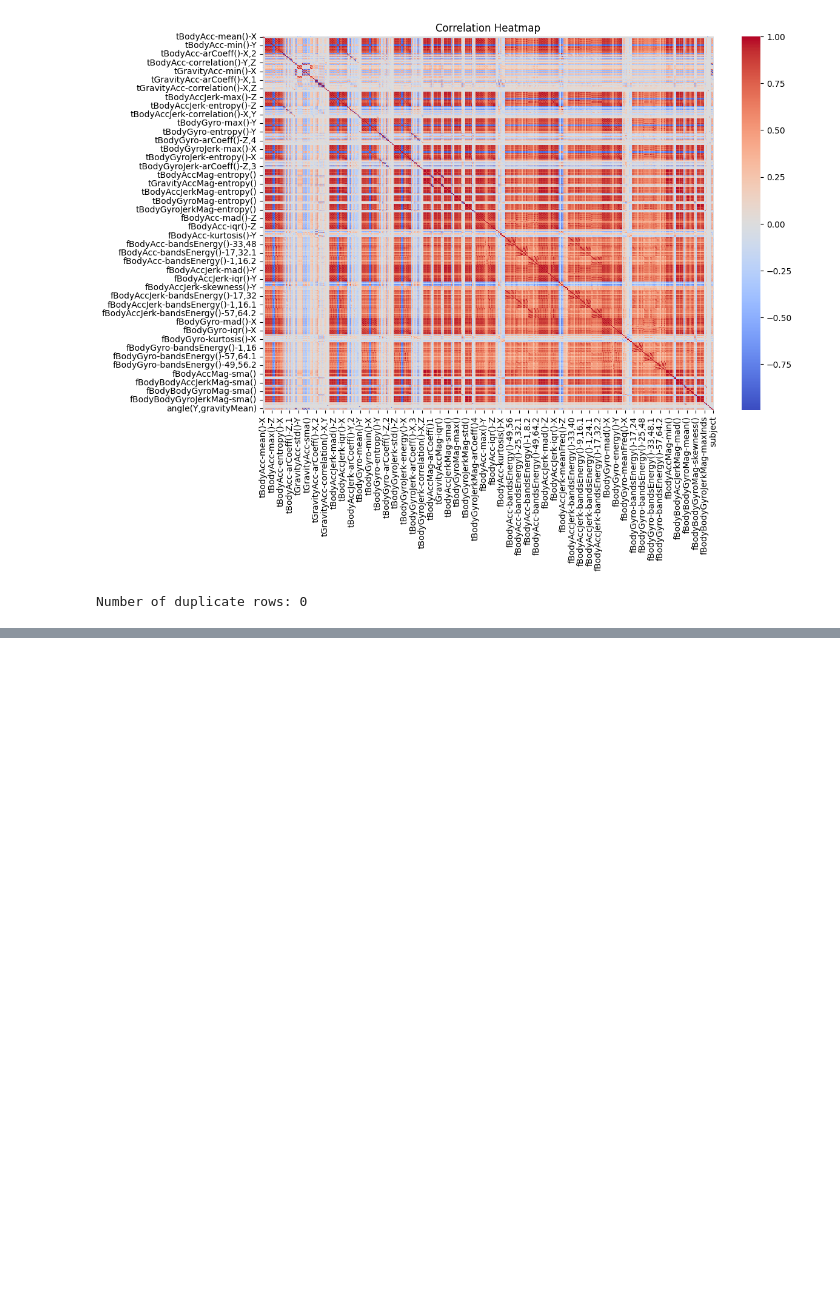
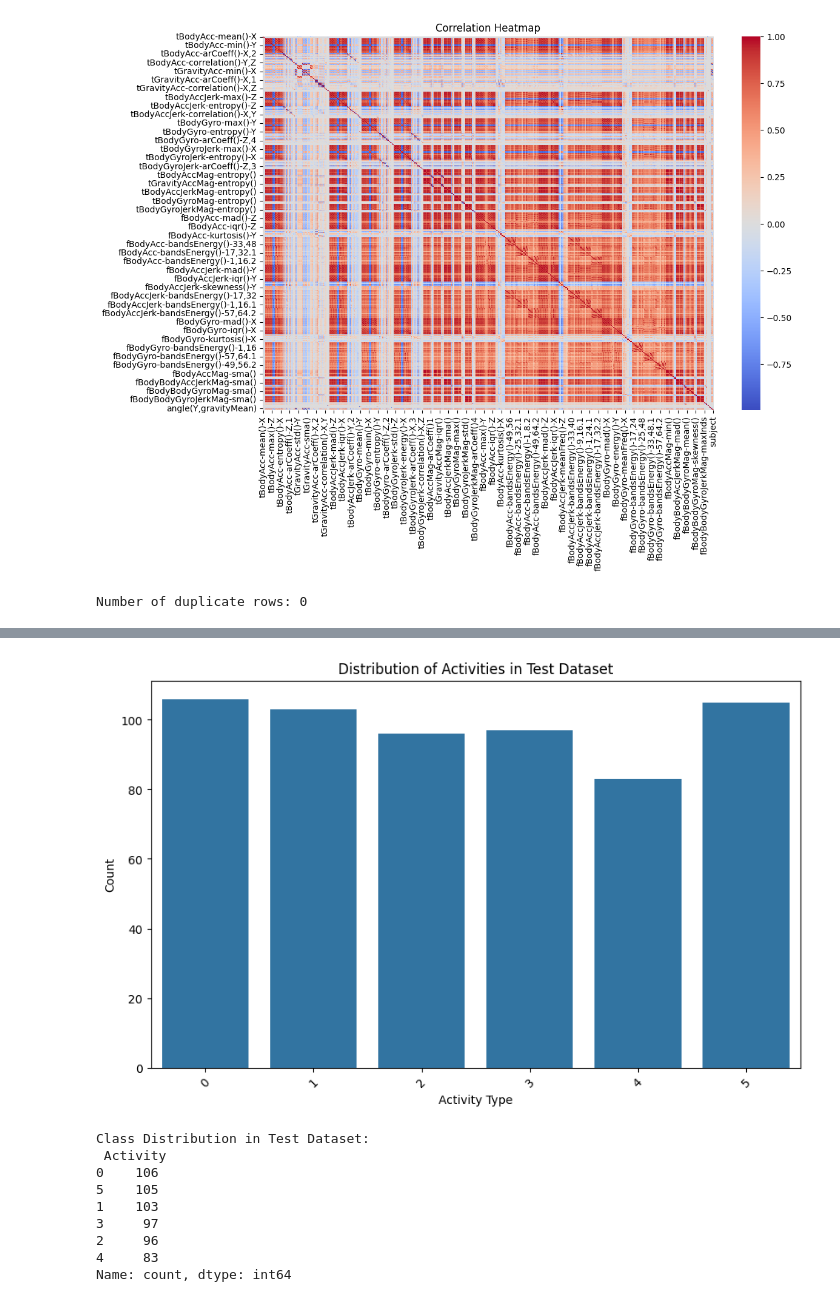
Before and after one commit to ahmedulster/Mini_Project_Com774, a Jupyter notebook: notebook/data_exploration.ipynb, the cells around one changed output, grey strips where cells are left out. Cells and saved outputs as stored; diff of their text form; code cells hidden in the pictures; blank space fills up the shorter version.

```diff
--- a/notebook/data_exploration.ipynb
+++ b/notebook/data_exploration.ipynb
@@ -85,0 +149,70 @@ Number of duplicate rows: 0
+# %%
+# Import necessary libraries
+import pandas as pd
+import matplotlib.pyplot as plt
+import seaborn as sns
+
+# Define the test dataset path
+test_data_path = "/Users/ayesha/Desktop/Project/data/test_dataset.csv"
+
+# Load the test dataset
+test_data = pd.read_csv(test_data_path)
+
+# Display the first few rows of the test dataset
+print("\nTest Dataset Preview:\n", test_data.head())
+
+# Get basic information about the test dataset
+print("\nTest Dataset Information:")
+test_data.info()
+
+# Check for missing values in the test dataset
+print("\nMissing Values in Test Dataset:\n", test_data.isnull().sum())
+
+# Summary statistics of numerical columns in the test dataset
+print("\nSummary Statistics for Test Dataset:\n", test_data.describe())
+
+# Print column names to debug features in the test dataset
+print("\nTest Dataset Columns:\n", test_data.columns)
+
+# Print dataset shape for the test dataset
+print("Test Dataset Shape (Rows, Columns):", test_data.shape)
+
+# Identify the target column in the test dataset (assuming it's the last column)
+test_target_column = test_data.columns[-1]
+print("\nTarget Column in Test Dataset:", test_target_column)
+
+# Number of features excluding the target column in the test dataset
+num_test_features = test_data.shape[1] - 1
+print("\nNumber of Features (excluding target column) in Test Dataset:", num_test_features)
+
+# Plot the distribution of the target variable in the test dataset
+if 'Activity' in test_data.columns:
+    plt.figure(figsize=(10, 6))
+    sns.countplot(x='Activity', data=test_data)
+    plt.title("Distribution of Activities in Test Dataset")
+    plt.xlabel("Activity Type")
+    plt.ylabel("Count")
+    plt.xticks(rotation=45)
+    plt.show()
+
+# Check for class imbalance in the target variable for the test dataset
+if 'Activity' in test_data.columns:
+    print("\nClass Distribution in Test Dataset:\n", test_data['Activity'].value_counts())
+
+# Correlation heatmap for numerical features in the test dataset
+# Exclude non-numeric columns for correlation computation
+numeric_test_data = test_data.select_dtypes(include=['number'])
+plt.figure(figsize=(12, 8))
+sns.heatmap(numeric_test_data.corr(), cmap="coolwarm", annot=False, cbar=True)
+plt.title("Correlation Heatmap for Test Dataset")
+plt.show()
+
+# Check for duplicate rows in the test dataset
+test_duplicates = test_data.duplicated().sum()
+print(f"\nNumber of duplicate rows in Test Dataset: {test_duplicates}")
+
+# Save preprocessed test dataset (Optional, if changes are made)
+# test_data.to_csv("/Users/ayesha/Desktop/Project/data/cleaned_test_dataset.csv", index=False)
+
+# End of test dataset exploration
+# %% [output]
@@ -85,0 +255,10 @@ Number of duplicate rows: 0
+[figure, added]
+Class Distribution in Test Dataset:
+ Activity
+0    106
+5    105
+1    103
+3     97
+2     96
+4     83
+Name: count, dtype: int64
```
Also changed, not shown: parts of 12 cells of this notebook, 2 other files.
